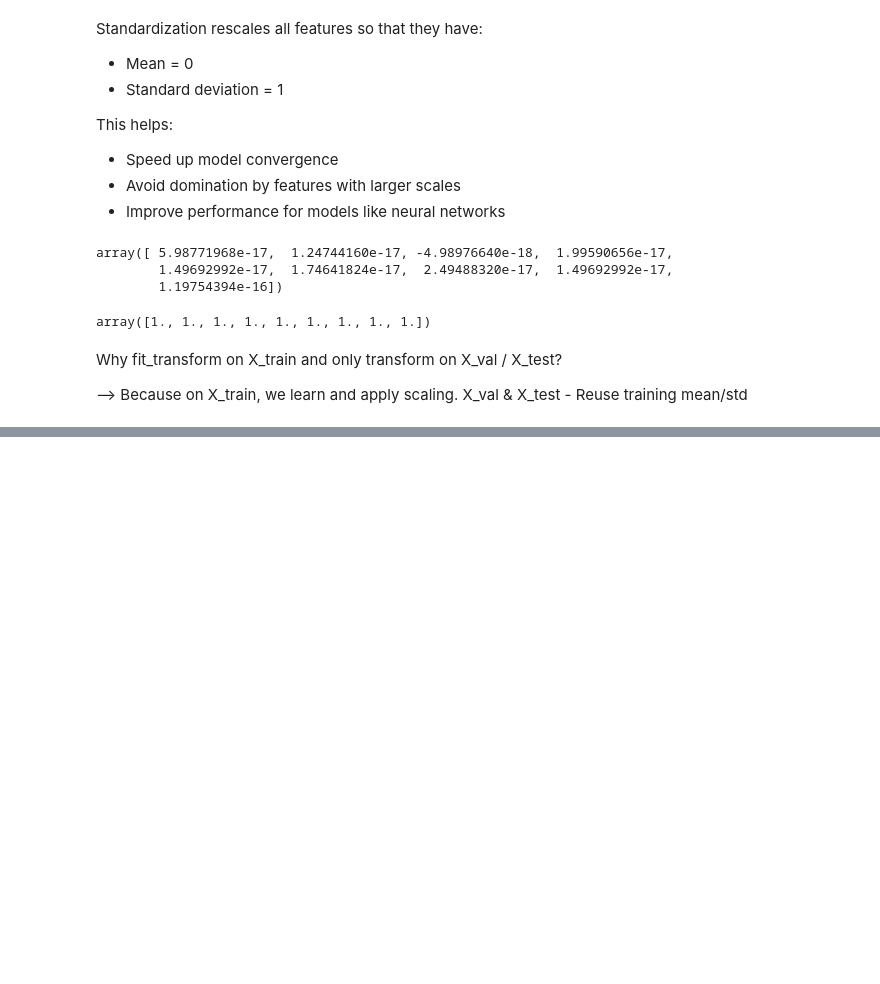
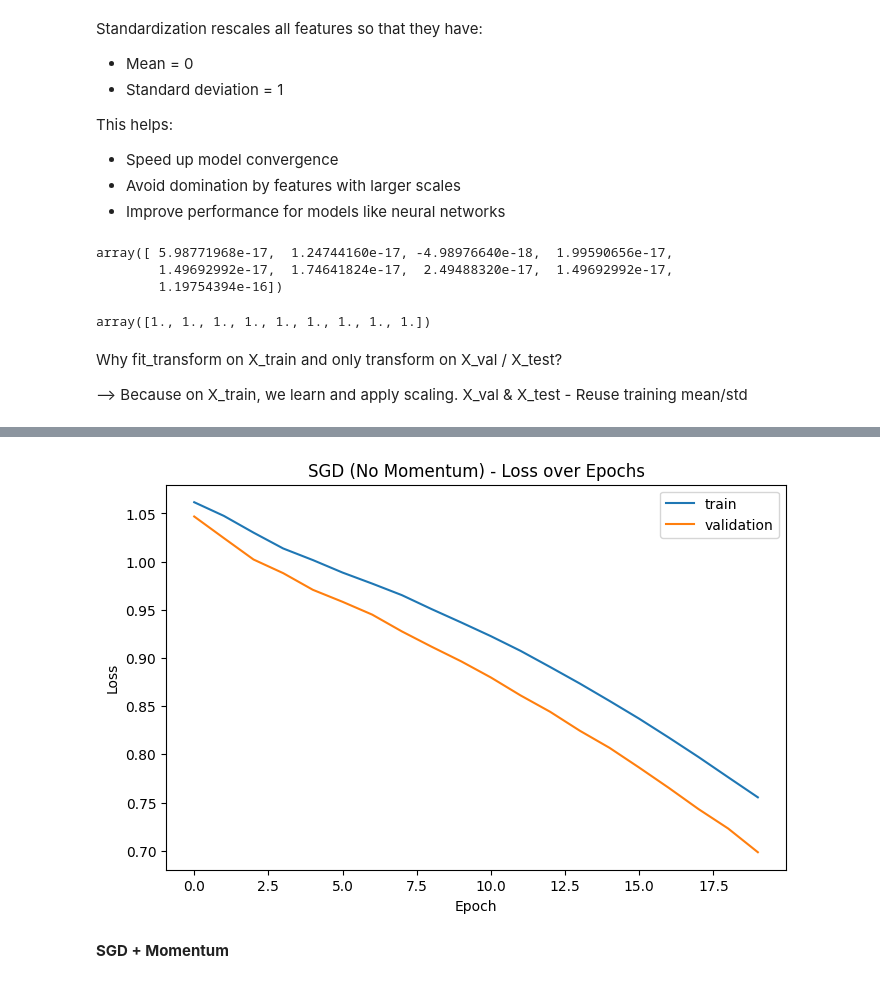
Before and after one commit to Himanshu-Kumar-123/deep-learning-optimizers, a Jupyter notebook: Optimizers.ipynb, the cells around one changed output, grey strips where cells are left out. Saved outputs shown, nothing was run; the diff lists cells and outputs as text; code cells hidden in the pictures; blank space fills up the shorter version.

```diff
--- a/Optimizers.ipynb
+++ b/Optimizers.ipynb
@@ -199,0 +222,14 @@ X_val & X_test - Reuse training mean/std
+# %%
+from tensorflow.keras.models import Sequential
+from tensorflow.keras.layers import Dense
+from tensorflow.keras.optimizers import SGD
+
+# Define the model
+model = Sequential([
+    Dense(32, activation='relu', input_shape=(X_train.shape[1],)),  # Input + L2
+    Dense(64, activation='relu'),                                   # L3
+    Dense(128, activation='relu'),                                  # L4
+    Dense(64, activation='relu'),                                   # L5
+    Dense(32, activation='relu'),                                   # L6
+    Dense(3, activation='softmax')                                  # L7 (Output)
+])
@@ -199,0 +238,14 @@ X_val & X_test - Reuse training mean/std
+# %%
+# Compile with plain SGD (no momentum)
+model.compile(
+    optimizer=SGD(),
+    loss='categorical_crossentropy',
+    metrics=['accuracy']
+)
+# %%
+history = model.fit(
+    X_train, y_train,
+    validation_data=(X_val, y_val),
+    epochs=20,
+    batch_size=32
+)
@@ -199,0 +270,21 @@ X_val & X_test - Reuse training mean/std
+# %%
+# Plot training and validation loss
+plt.figure(figsize=(8, 5))
+
+epochs = history.epoch
+loss = history.history["loss"]
+val_loss = history.history["val_loss"]
+
+plt.plot(epochs, loss, label="train")
+plt.plot(epochs, val_loss, label="validation")
+
+plt.title('SGD (No Momentum) - Loss over Epochs')
+plt.xlabel('Epoch')
+plt.ylabel('Loss')
+plt.legend()
+
+plt.show()
+# %% [output]
+[figure, added]
+# %% [markdown]
+**SGD + Momentum**
```
Also changed, not shown: parts of 8 cells of this notebook, 1 other file.
